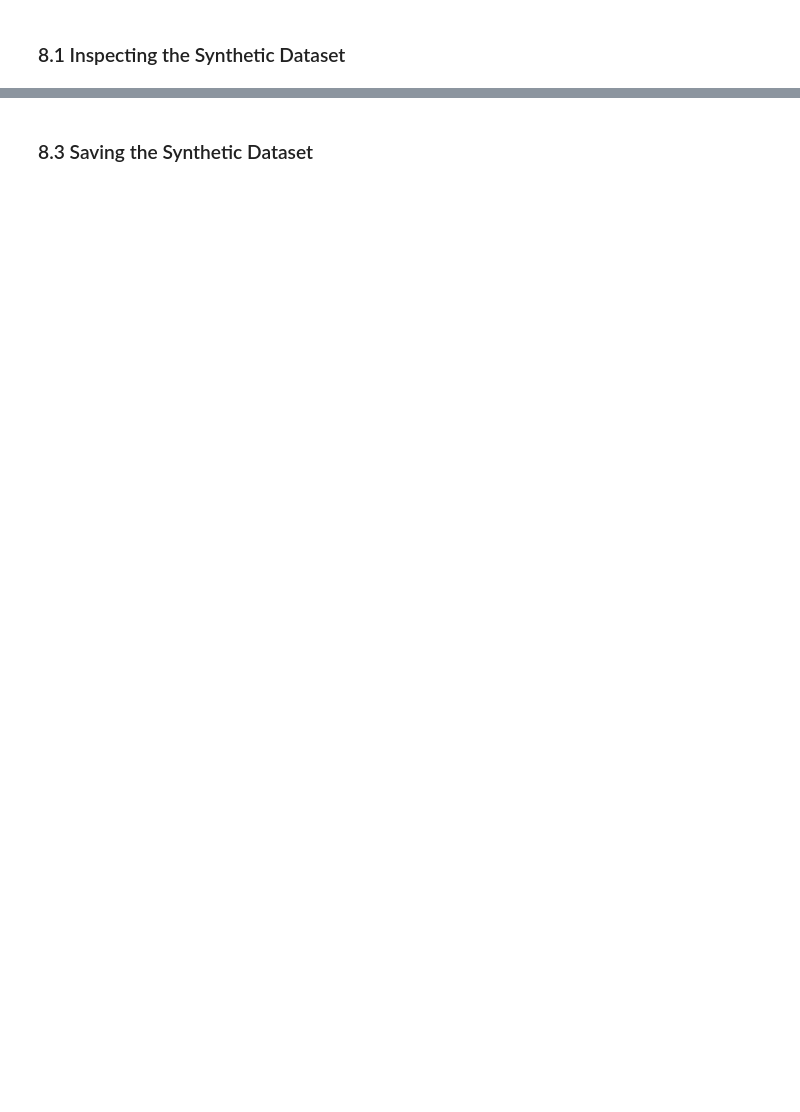
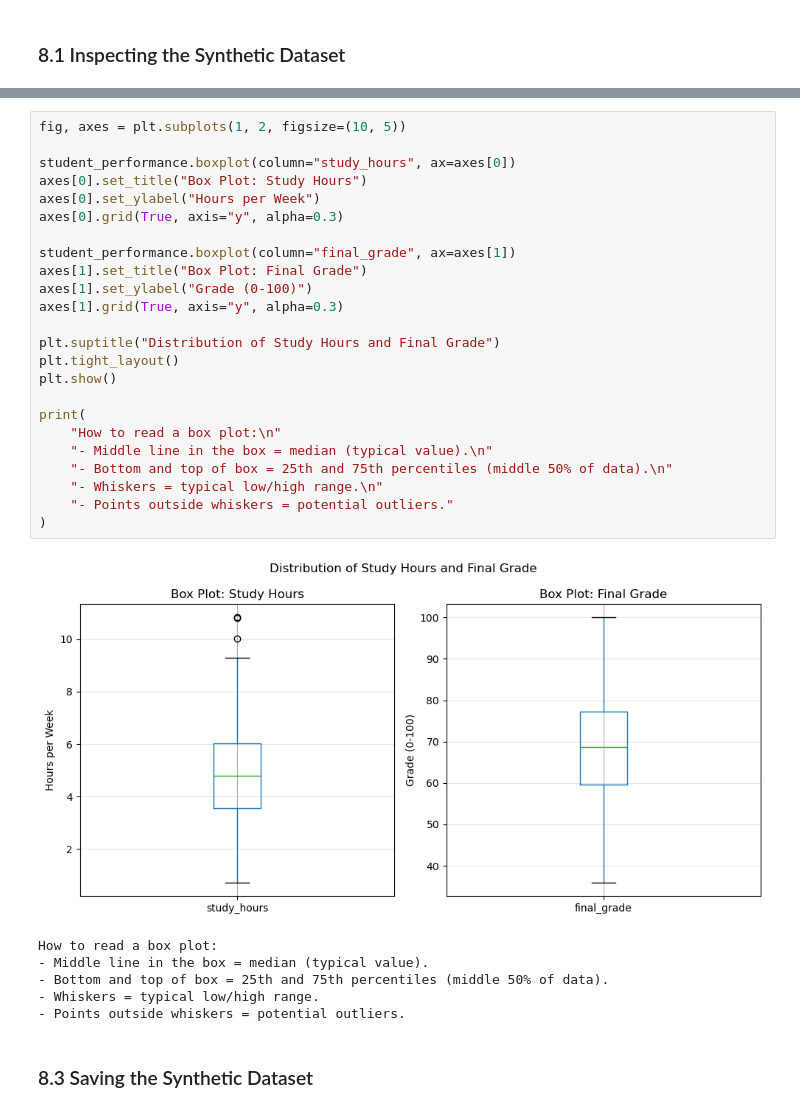
Before and after one commit to WilliamPourmajidi/advanced-python, a Jupyter notebook: Module-1/2-Synthetic-data.ipynb, the cells around one changed output, grey strips where cells are left out. Drawn from its saved outputs; the diff is of its cells as text; blank space fills up the shorter version.

```diff
--- a/Module-1/2-Synthetic-data.ipynb
+++ b/Module-1/2-Synthetic-data.ipynb
@@ -204,3 +221,34 @@ plt.show()
+# %%
+fig, axes = plt.subplots(1, 2, figsize=(10, 5))
+
+student_performance.boxplot(column="study_hours", ax=axes[0])
+axes[0].set_title("Box Plot: Study Hours")
+axes[0].set_ylabel("Hours per Week")
+axes[0].grid(True, axis="y", alpha=0.3)
+
+student_performance.boxplot(column="final_grade", ax=axes[1])
+axes[1].set_title("Box Plot: Final Grade")
+axes[1].set_ylabel("Grade (0-100)")
+axes[1].grid(True, axis="y", alpha=0.3)
+
+plt.suptitle("Distribution of Study Hours and Final Grade")
+plt.tight_layout()
+plt.show()
+
+print(
+    "How to read a box plot:\n"
+    "- Middle line in the box = median (typical value).\n"
+    "- Bottom and top of box = 25th and 75th percentiles (middle 50% of data).\n"
+    "- Whiskers = typical low/high range.\n"
+    "- Points outside whiskers = potential outliers."
+)
+# %% [output]
+[figure, added]
+How to read a box plot:
+- Middle line in the box = median (typical value).
+- Bottom and top of box = 25th and 75th percentiles (middle 50% of data).
+- Whiskers = typical low/high range.
+- Points outside whiskers = potential outliers.
 # %% [markdown]
 ### 8.3 Saving the Synthetic Dataset
 # %%
```
Also changed, not shown: parts of 11 cells of this notebook, 3 other files.
